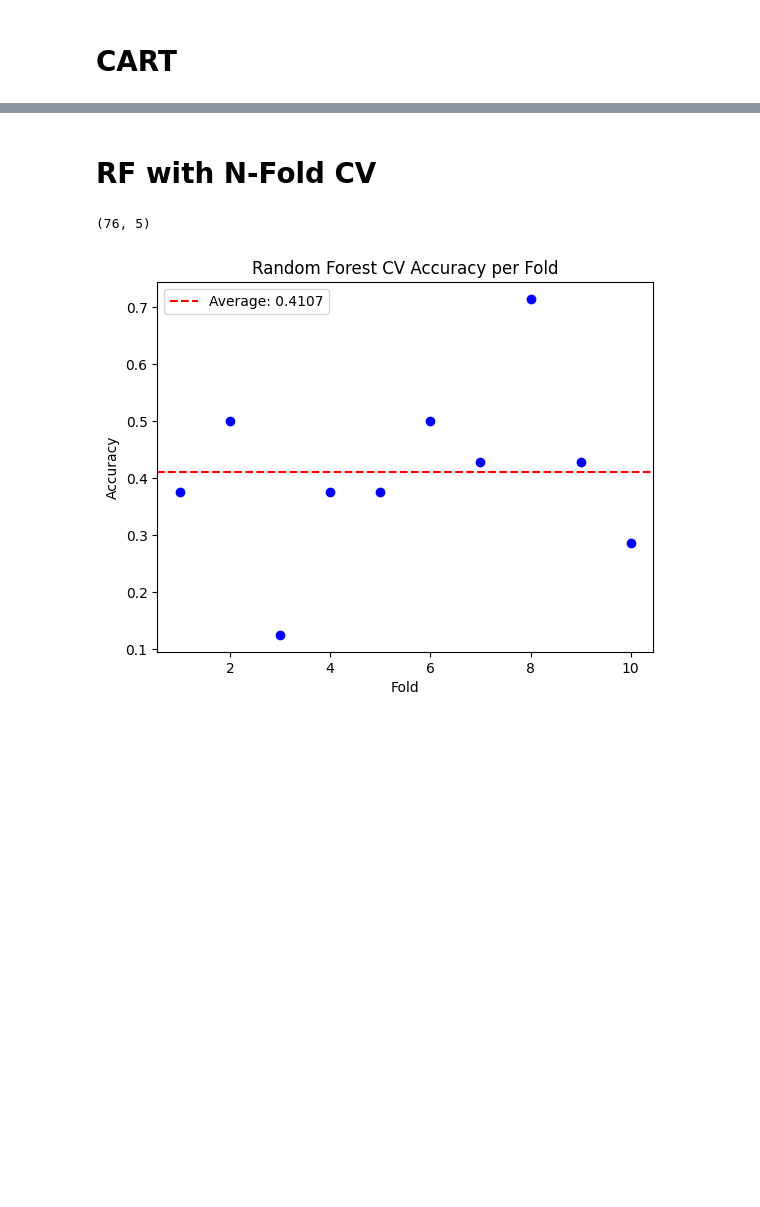
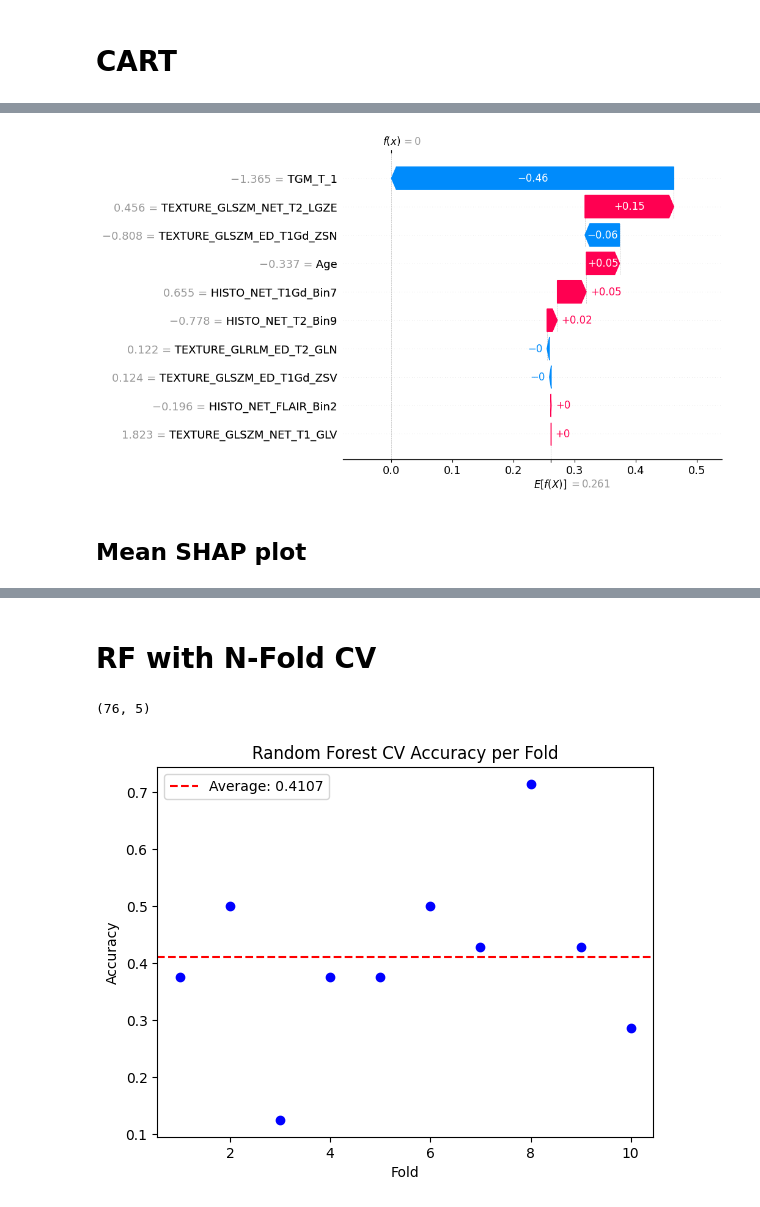
Before and after one commit to hansa31/GBM-analysis, a Jupyter notebook: Models.ipynb, the cells around one changed output, grey strips where cells are left out. Cells and saved outputs as stored; diff of their text form; code cells hidden in the pictures; blank space fills up the shorter version.

```diff
--- a/Models.ipynb
+++ b/Models.ipynb
@@ -334,0 +495,7 @@ graph
+# %%
+# waterfall plot for class 2 - MID
+shap.plots.waterfall(shap_values[0,:,2])
+# %% [output]
+[figure, added]
+# %% [markdown]
+## Mean SHAP plot
```
Also changed, not shown: parts of 51 cells of this notebook.
